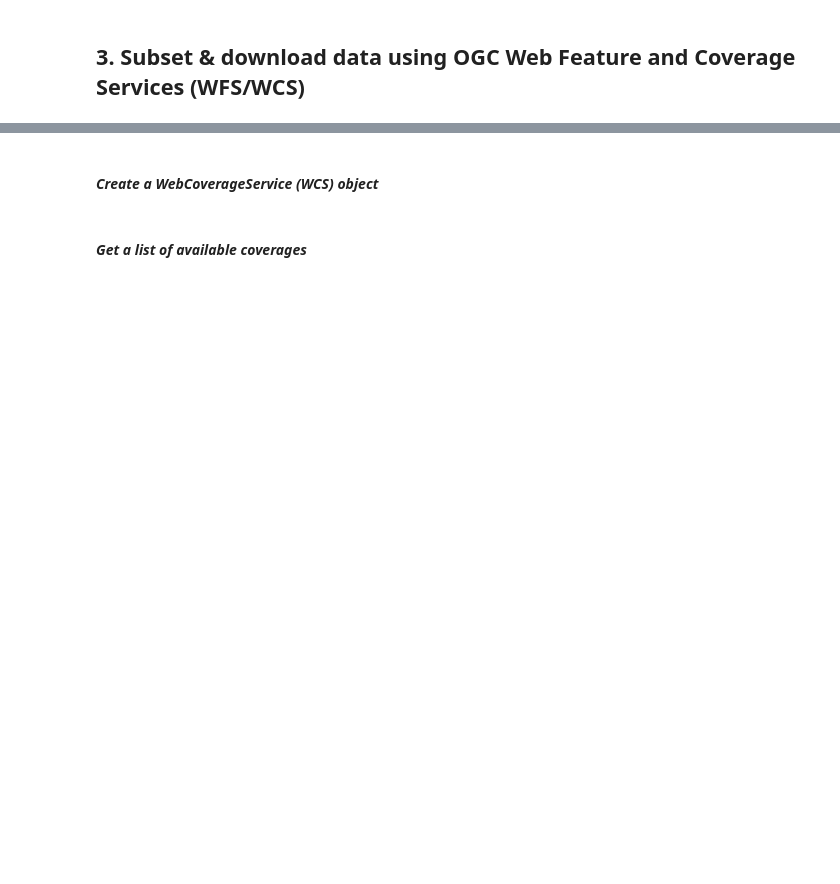
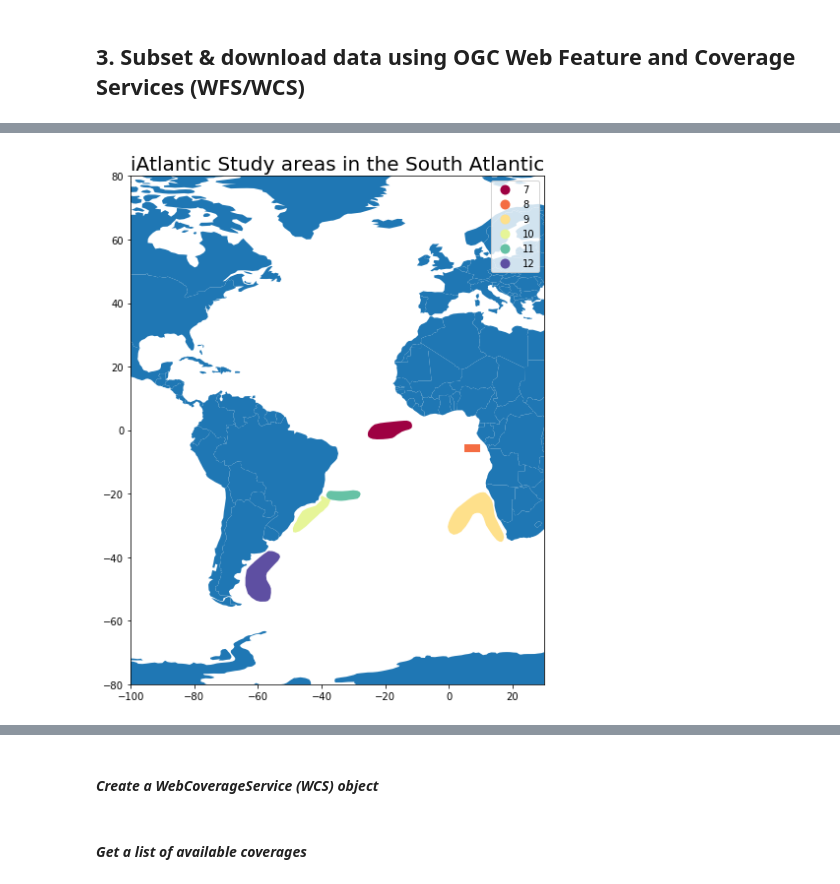
Before and after one commit to iAtlanitcGeoNode/OGC_webservices_workshop, a Jupyter notebook: 3_subset_and_download_data_with_WFS&WCS.ipynb, the cells around one changed output, grey strips where cells are left out. Drawn from its saved outputs; the diff is of its cells as text; code cells hidden in the pictures; blank space fills up the shorter version.

```diff
--- a/3_subset_and_download_data_with_WFS&WCS.ipynb
+++ b/3_subset_and_download_data_with_WFS&WCS.ipynb
@@ -12,0 +95,13 @@ The library is available from GitHub @ https://github.com/earthserver-eu/OWSLib
+# %%
+# subset data with a bounding box
+response = wfs.getfeature(typename='geonode:iAtlantic_Research_Areas_merged',
+                          bbox=(-70,-60,20,0), #subset to the south atlantic
+                          outputFormat='application/json')
+# write it to a GeoJson file
+with open('data/study_areas.json', 'wb') as outfile:
+    outfile.write(bytes(response.read(), 'UTF-8'))
+
+# read the GeoJson file using GeoPandas
+import geopandas as gpd
+gdf = gpd.read_file('data/study_areas.json')
+gdf
@@ -12,0 +116,18 @@ The library is available from GitHub @ https://github.com/earthserver-eu/OWSLib
+# %%
+%matplotlib inline
+from matplotlib import pyplot as plt
+# get shapefile of world outline
+world = gpd.read_file(gpd.datasets.get_path('naturalearth_lowres'))
+fig, ax = plt.subplots(1, figsize=(9,8))
+world.plot(ax=ax) # add world base layer
+gdf.plot(column='sa',
+         categorical=True,
+         cmap='Spectral',
+         legend=True,
+         ax=ax) # add study areas colord by study region number
+ax.set_title('iAtlantic Study areas in the South Atlantic',fontsize=20)
+ax.set_xlim(-100,30)
+ax.set_ylim(-80,80)
+plt.tight_layout()
+# %% [output]
+[figure, added]
```
Also changed, not shown: parts of 43 cells of this notebook, 5 other files.
